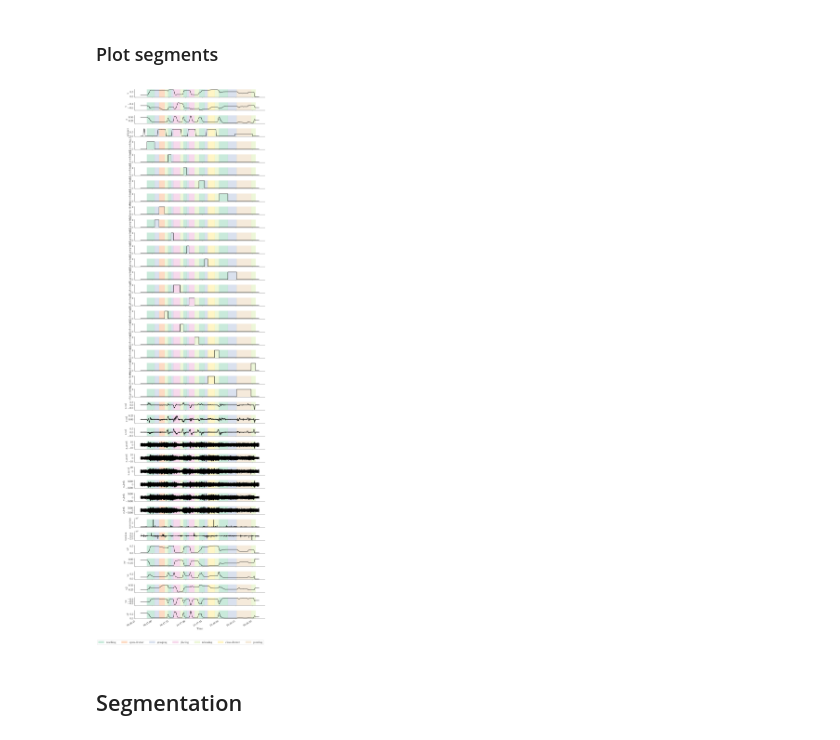
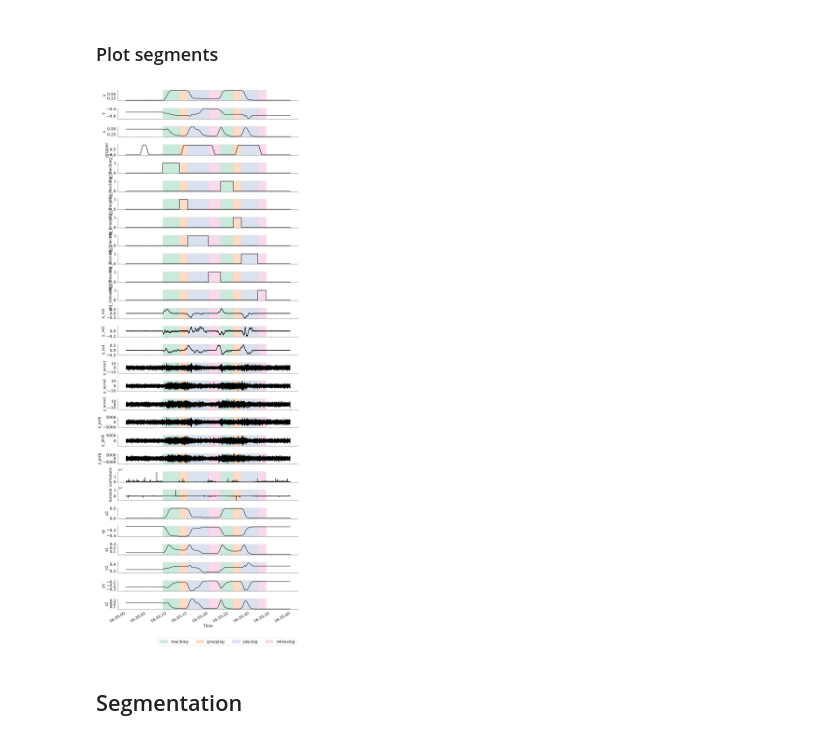
Before and after one commit to kir0ul/sdl, a Jupyter notebook: skills-segm-lib.ipynb, the cells around one changed output. Saved outputs shown, nothing was run; the diff lists cells and outputs as text; code cells hidden in the pictures.

Commit message:
docs: update schemas + improve plots

```diff
--- a/skills-segm-lib.ipynb
+++ b/skills-segm-lib.ipynb
@@ -42,24 +42,19 @@ from LfD_Library.MP_Library import gen_traj, MP_Library
 from LfD_Library.sim_metrics import *
 from ElasticMaps.elmap_EM import ElmapEM
 # %%
-USETEX = bool(shutil.which("latex"))
-mpl.rcParams["text.usetex"] = USETEX
-if USETEX:
-    mpl.rcParams["font.family"] = ["serif"]
-else:
-    mpl.rcParams["font.family"] = ["sans-serif"]
-    mpl.rcParams["font.sans-serif"] = [
-        "Fira Sans",
-        "Computer Modern Sans Serif",
-        "DejaVu Sans",
-        "Verdana",
-        "Arial",
-        "Helvetica",
-    ]
+mpl.rcParams["font.family"] = ["serif"]
+# mpl.rcParams["font.serif"] = [
+#     "Times New Roman",
+#     "Computer Modern",
+#     "DejaVu Serif",
+#     "Liberation Serif",
+#     "Roboto",
+#     "Latin Modern Roman"
+# ]
 # %%
 # Make transparent background plot
 TRANSP_BACK_PLOT = True
-TRANSP_BACK_PLOT = False
+# TRANSP_BACK_PLOT = False
 # %%
 # %matplotlib ipympl
 %load_ext autoreload
@@ -81,7 +76,7 @@ True
 # bagfiles = get_bagfiles_from_json(ground_truth_segm_file=ground_truth_segm_file)
 # bagfiles
 # %%
-filenum = 0
+filenum = 4
 # bagfile = bagfiles[filenum]
 # bagfile
 # %%
@@ -704,6 +717,8 @@ for idx, ax in enumerate(axes):
     y_bottom = y_low - 0.1 * y_range
     ax.set_ylim(bottom=y_bottom, top=y_top)
     ax.spines[["right", "top"]].set_visible(False)
+    if TRANSP_BACK_PLOT:
+        ax.patch.set_alpha(0)
     ax.tick_params(color="gray")
     for spine in ax.spines.values():
         spine.set_edgecolor("gray")
@@ -764,35 +779,35 @@ for idx, ax in enumerate(axes):
                     traj.timestamp
                     < pd.Timestamp(
                         dt.datetime.fromtimestamp(skill_current["end"]),
                         # - dt.timedelta(hours=1),
                         tz="EST",
                     )
                 )
             ]  # - dt.timedelta(hours=5)
             ax.fill_between(
                 x=xs,
                 y1=y_bottom,
                 y2=y_top,
                 color=cmap[sect_i],
                 alpha=0.7,
                 # transform=ax.get_xaxis_transform(),
                 label=sect_key,
             )
         else:
             raise ValueError("Unexpected value in ground truth JSON file")
 
 axes[-1].set_xlabel("Time")
 # fig.suptitle("Ground truth segmentation", fontsize=14)
 fig.autofmt_xdate()
 fig.tight_layout()
 axes[-1].legend(bbox_to_anchor=(1, -2.5), ncol=nsegments, fontsize=labels_fontsize)
 if TRANSP_BACK_PLOT:
     fig.patch.set_alpha(0)
-    fig.patch.set_facecolor("white")
+    # fig.patch.set_facecolor("white")
 
 plt.show()
 # %% [output]
-[figure, old version]
+[figure, new version]
 # %% [markdown]
 ## Segmentation
 # %% [markdown]
```
Also changed, not shown: parts of 58 cells of this notebook, 13 other files.
